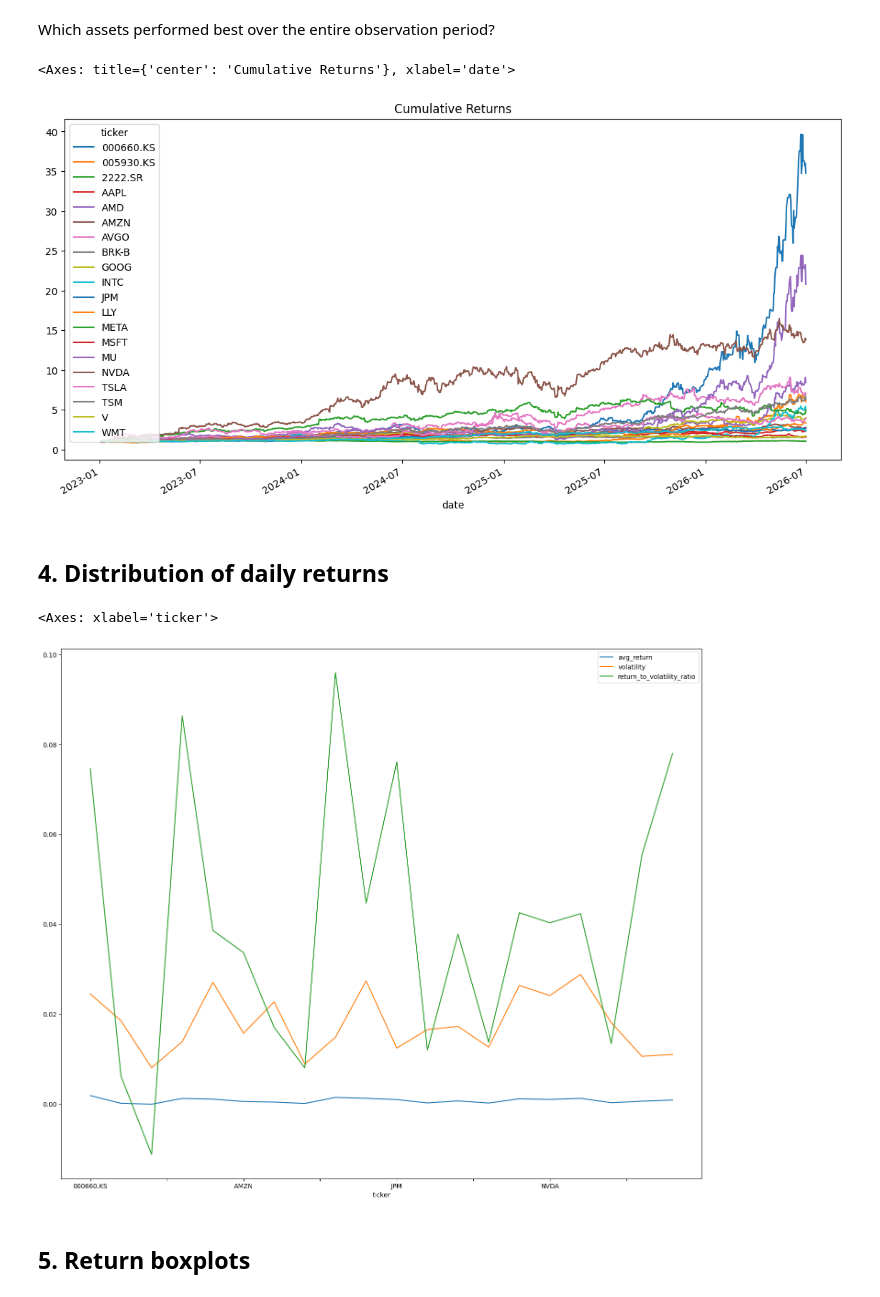
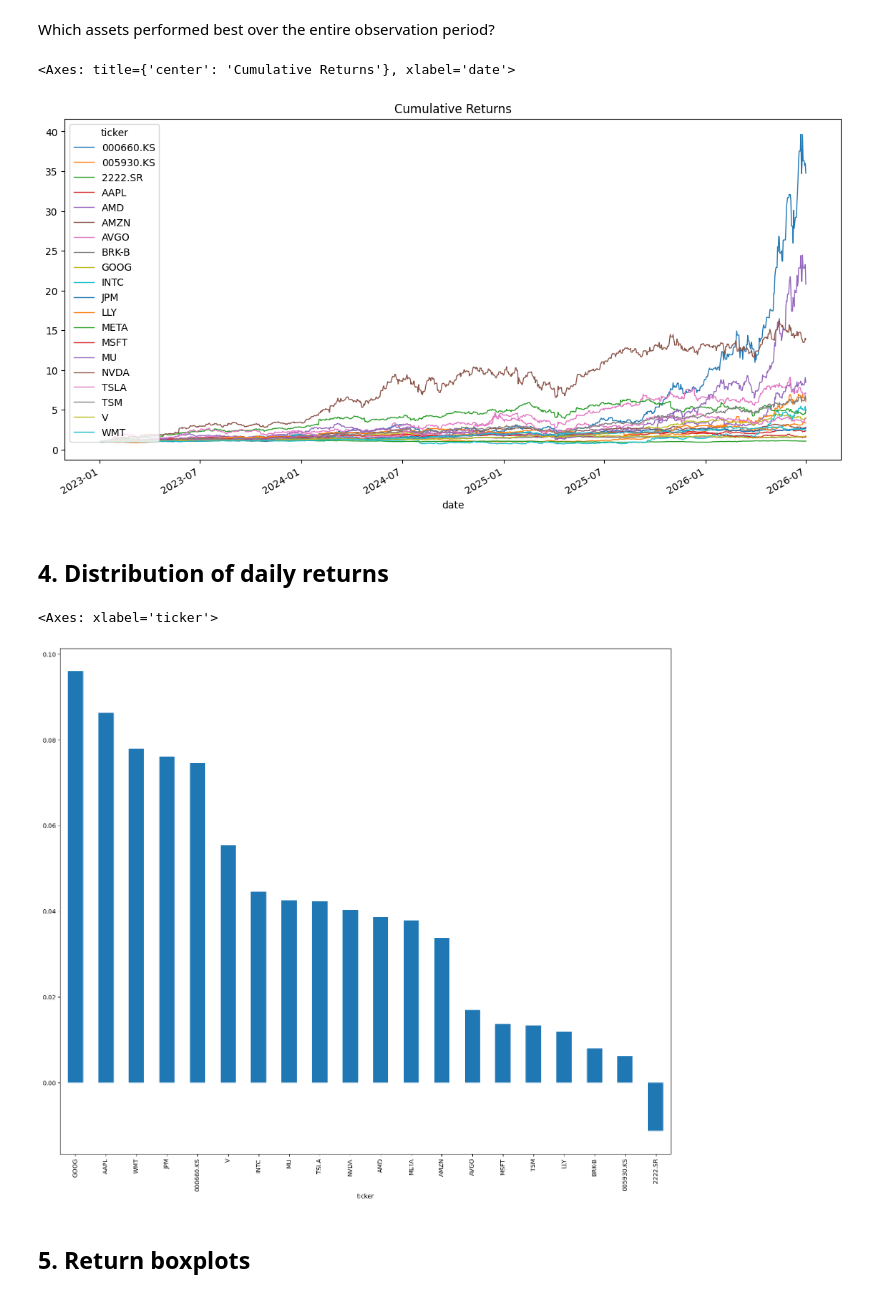
Before and after one commit to EltonSilva97/Automated-Data-Pipeline-for-Financial-Data, a Jupyter notebook: notebooks/02_analysis_overview.ipynb, the cells around one changed output. Saved outputs shown, nothing was run; the diff lists cells and outputs as text; code cells hidden in the pictures.

```diff
--- a/notebooks/02_analysis_overview.ipynb
+++ b/notebooks/02_analysis_overview.ipynb
@@ -42,31 +42,36 @@ cumulative_returns = (
 
 cumulative_returns.plot(
     figsize=(14,7),
-    title="Cumulative Returns"
+    title="Cumulative Returns",
+    linewidth=1
 )
 # %% [output]
 <Axes: title={'center': 'Cumulative Returns'}, xlabel='date'>
-[figure, old version]
+[figure, new version]
 # %% [markdown]
 ## 4. Distribution of daily returns
 # %%
 performance = (
     prices.groupby("ticker")
     .agg(
         avg_return=("daily_return","mean"),
         volatility=("daily_return","std")
     )
 )
 
 performance["return_to_volatility_ratio"] = (
     performance["avg_return"] /
     performance["volatility"]
 )
 
-performance.plot(figsize=(18,15))
+performance = performance.sort_values(
+    "return_to_volatility_ratio",
+    ascending=False
+)
+performance["return_to_volatility_ratio"].plot.bar(figsize=(18,15))
 # %% [output]
 <Axes: xlabel='ticker'>
-[figure, old version]
+[figure, new version]
 # %% [markdown]
 ## 5. Return boxplots
 # %%
```
Also changed, not shown: parts of 10 cells of this notebook, 1 other file.
